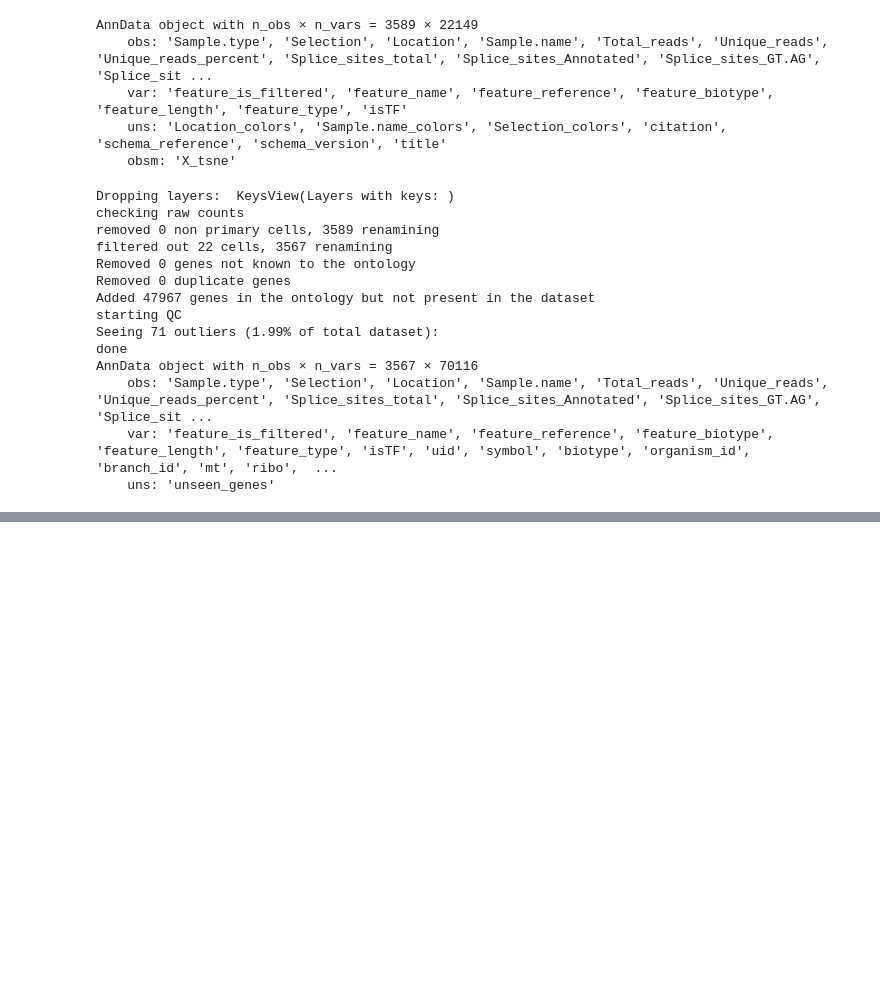
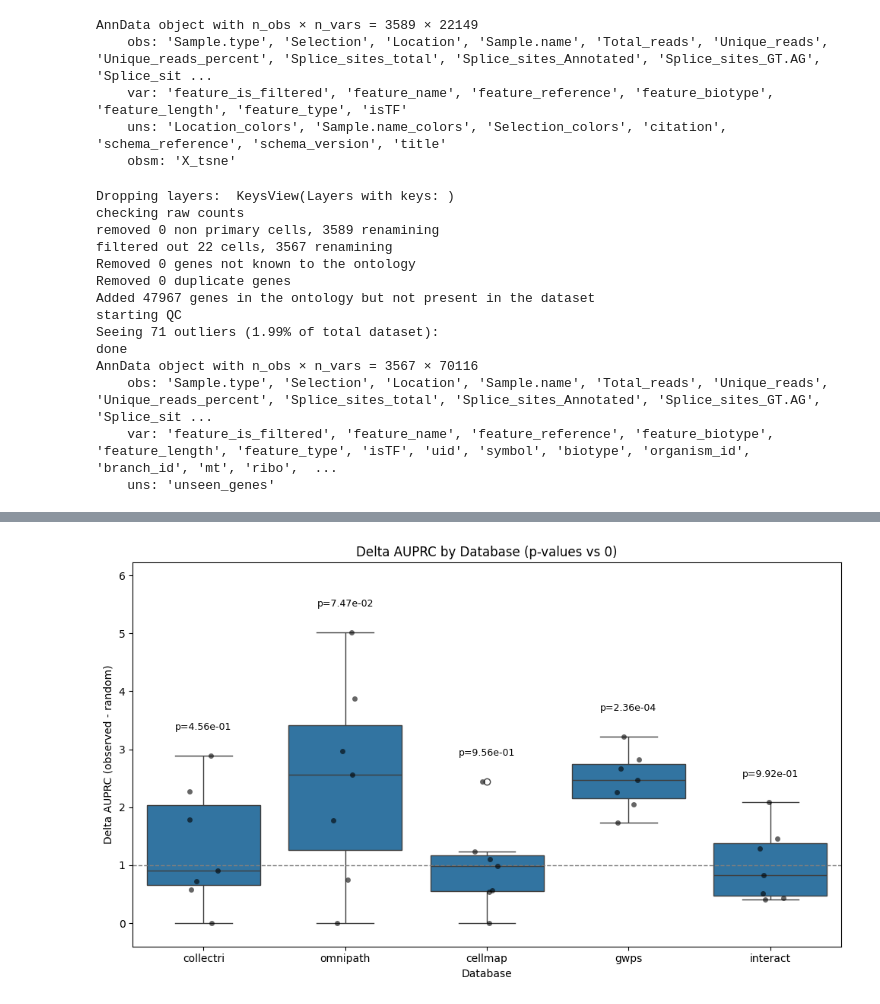
Before and after one commit to cantinilab/scPRINT, a Jupyter notebook: notebooks/scPRINT-2-repro-notebooks/gene_networks.ipynb, the cells around one changed output, grey strips where cells are left out. Drawn from its saved outputs; the diff is of its cells as text; code cells hidden in the pictures; blank space fills up the shorter version.

```diff
--- a/notebooks/scPRINT-2-repro-notebooks/gene_networks.ipynb
+++ b/notebooks/scPRINT-2-repro-notebooks/gene_networks.ipynb
@@ -451,0 +448,3 @@ EPR: 1.4635995763836407
+# %%
+for k, v in metrics.items():
+    print(k.split("_")[1], float(v["epr"]), float(v["auprc"]))
@@ -451,0 +568,4 @@ EPR: 1.4635995763836407
+# %%
+#across
+for k, v in metrics.items():
+    print(k.split("_")[1], float(v["epr"]), float(v["auprc"]))
@@ -471,0 +619,13 @@ metrics
+# %%
+show = {}
+for k, v in metrics.items():
+    gt = k.split("_")[-1]
+    if gt + "_auprc" in show:
+        show[gt + "_auprc"].append(v["auprc"] - v["rand_precision"])
+    else:
+        show[gt + "_auprc"] = [v["auprc"] - v["rand_precision"]]
+    if gt + "_odd_ratio" in show:
+        show[gt + "_odd_ratio"].append(v["odd_ratio"])
+    else:
+        show[gt + "_odd_ratio"] = [v["odd_ratio"]]
+    print(k)
@@ -471,0 +663,54 @@ metrics
+# %%
+import seaborn as sns
+import pandas as pd
+import matplotlib.pyplot as plt
+
+df = pd.DataFrame(
+    {i: v for i, v in show.items() if "_odd_ratio" in i},
+    index=[
+        "myeloid cell",
+        "neoplastic cell",
+        "oligodendrocyte precursor cell",
+        "astrocyte",
+        "oligodendrocyte",
+        "vascular lymphangioblast",
+        "neuron",
+    ],
+)
+
+# Clean column names (remove '_auprc' suffix)
+df.columns = [col.replace("_odd_ratio", "") for col in df.columns]
+
+# Long format for seaborn
+df_long = df.reset_index().melt(
+    id_vars="index", var_name="Database", value_name="DeltaEPR"
+)
+df_long = df_long.rename(columns={"index": "Cell Type"})
+
+plt.figure(figsize=(10, 6))
+ax = sns.boxplot(data=df_long, x="Database", y="DeltaEPR")
+sns.stripplot(data=df_long, x="Database", y="DeltaEPR", color="k", alpha=0.6, size=5)
+
+# Reference line at 1
+ax.axhline(1, ls="--", c="gray", lw=1)
+
+# Compute and annotate p-values (one-sample test vs 0)
+max_y = df_long["DeltaEPR"].max()
+min_y = df_long["DeltaEPR"].min()
+span = max(max_y - min_y, 1e-6)
+offset = 0.08 * span
+
+for i, col in enumerate(df.columns):
+    x = df[col].dropna().values
+    stat, p = ttest_1samp(x, 1.0, nan_policy="omit")
+    y = df[col].max() + offset
+    ax.text(i, y, f"p={p:.2e}", ha="center", va="bottom", fontsize=9)
+
+ax.set_ylim(min_y - offset, max_y + 3 * offset)
+plt.title("Delta AUPRC by Database (p-values vs 0)")
+plt.xlabel("Database")
+plt.ylabel("Delta AUPRC (observed - random)")
+plt.tight_layout()
+plt.show()
+# %% [output]
+[figure, added]
```
Also changed, not shown: parts of 57 cells of this notebook, 11 other files.
